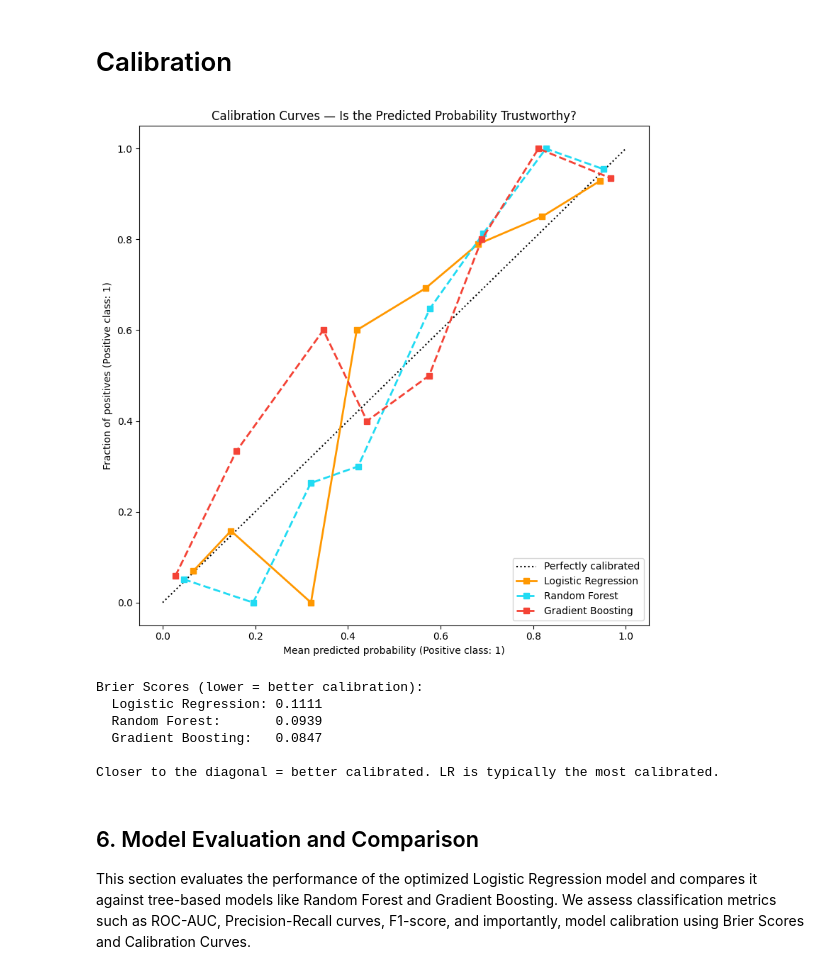
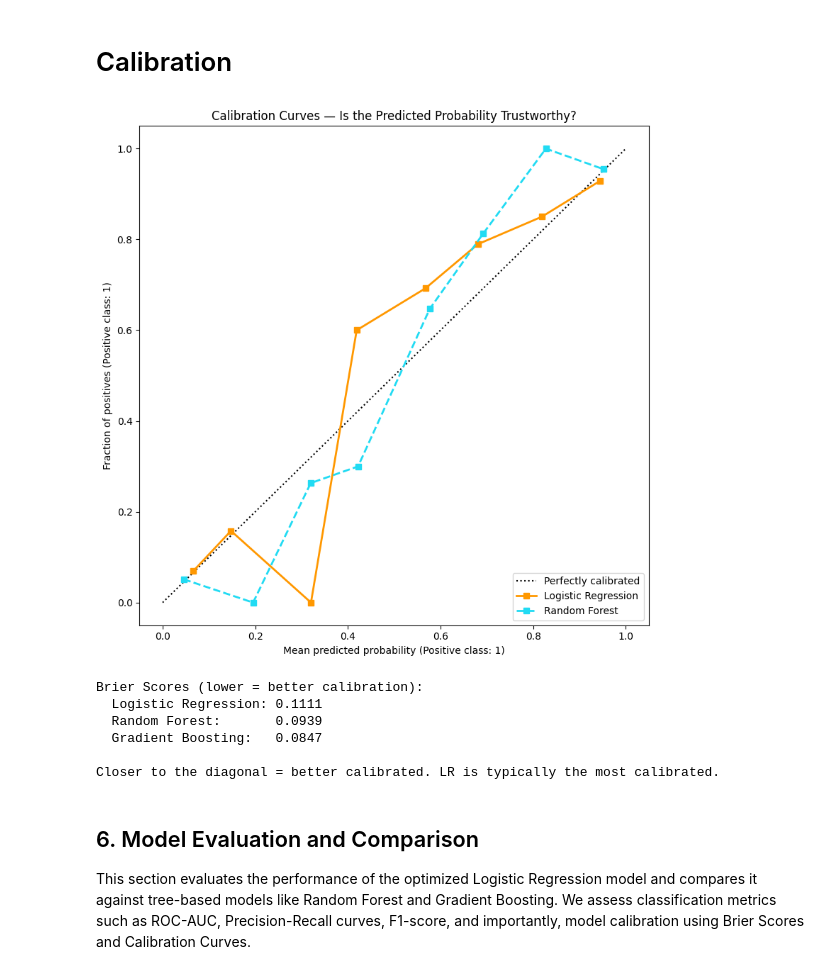
Before and after one commit to chirangovinna/Heart-Failure-Prediction, a Jupyter notebook: FMI_Heart_Failure_Prediction.ipynb, the cells around one changed output. Saved outputs shown, nothing was run; the diff lists cells and outputs as text; code cells hidden in the pictures.

Commit message:
Comparison between Logistic Regression &  Random Forest

```diff
--- a/FMI_Heart_Failure_Prediction.ipynb
+++ b/FMI_Heart_Failure_Prediction.ipynb
@@ -711,41 +689,41 @@ from sklearn.ensemble import RandomForestClassifier, GradientBoostingClassifier
 from sklearn.calibration import CalibrationDisplay
 
 # Train tree-based models for comparison
 rf = RandomForestClassifier(n_estimators=200, random_state=SEED, n_jobs=-1)
 rf.fit(X_train_processed, y_train)
 y_prob_rf = rf.predict_proba(X_test_processed)[:, 1]
 
-gb = GradientBoostingClassifier(n_estimators=200, random_state=SEED)
-gb.fit(X_train_processed, y_train)
-y_prob_gb = gb.predict_proba(X_test_processed)[:, 1]
+# gb = GradientBoostingClassifier(n_estimators=200, random_state=SEED)
+# gb.fit(X_train_processed, y_train)
+# y_prob_gb = gb.predict_proba(X_test_processed)[:, 1]
 
 # Calibration plot
 fig, ax = plt.subplots(figsize=(8, 8))
 
 CalibrationDisplay.from_predictions(
     y_test, y_prob_cv, n_bins=8, name='Logistic Regression', ax=ax,
     color=COLORS['accent'], linewidth=2
 )
 CalibrationDisplay.from_predictions(
     y_test, y_prob_rf, n_bins=8, name='Random Forest', ax=ax,
     color=COLORS['no_disease'], linewidth=2, linestyle='--'
 )
-CalibrationDisplay.from_predictions(
-    y_test, y_prob_gb, n_bins=8, name='Gradient Boosting', ax=ax,
-    color=COLORS['disease'], linewidth=2, linestyle='--'
-)
+# CalibrationDisplay.from_predictions(
+#     y_test, y_prob_gb, n_bins=8, name='Gradient Boosting', ax=ax,
+#     color=COLORS['disease'], linewidth=2, linestyle='--'
+# )
 
 ax.set_title('Calibration Curves — Is the Predicted Probability Trustworthy?')
 plt.tight_layout()
 plt.show()
 
 print('Brier Scores (lower = better calibration):')
 print(f'  Logistic Regression: {brier_score_loss(y_test, y_prob_cv):.4f}')
 print(f'  Random Forest:       {brier_score_loss(y_test, y_prob_rf):.4f}')
 print(f'  Gradient Boosting:   {brier_score_loss(y_test, y_prob_gb):.4f}')
 print('\nCloser to the diagonal = better calibrated. LR is typically the most calibrated.')
 # %% [output]
-[figure, old version]
+[figure, new version]
 Brier Scores (lower = better calibration):
   Logistic Regression: 0.1111
   Random Forest:       0.0939
```
Also changed, not shown: parts of 3 cells of this notebook.
